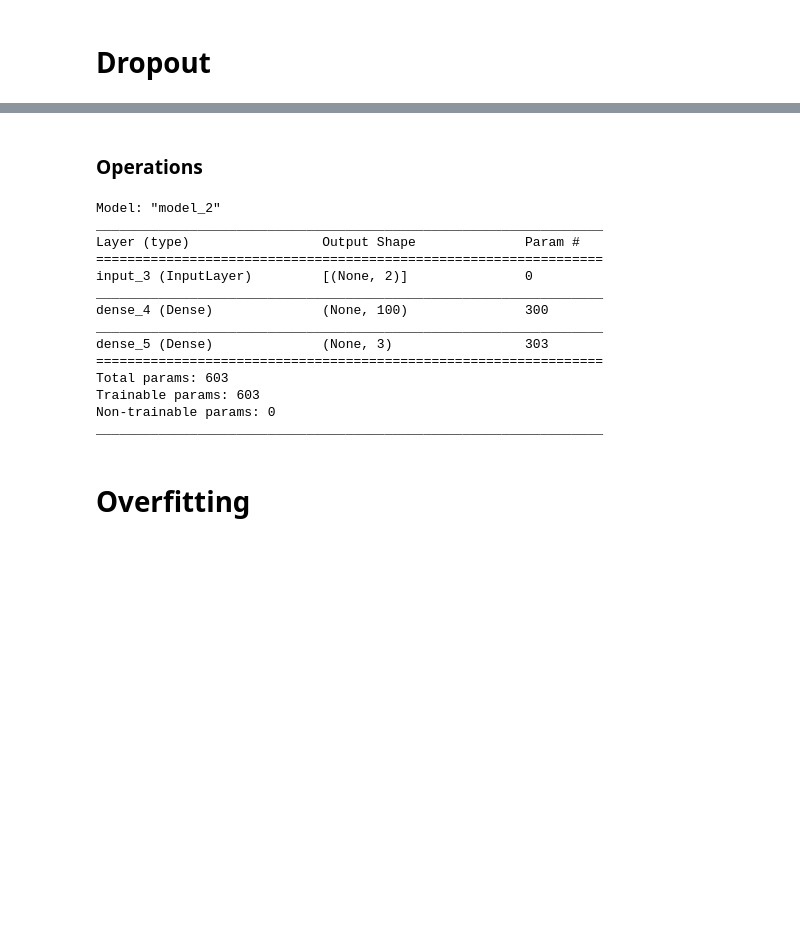
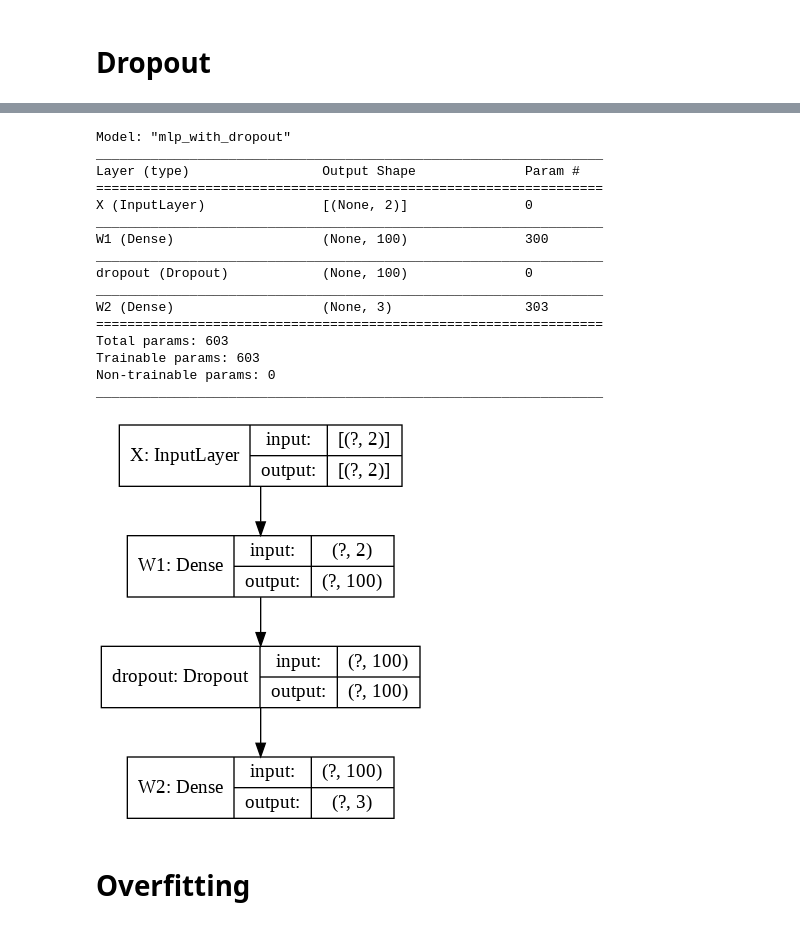
Before and after one commit to GokuMohandas/Made-With-ML, a Jupyter notebook: notebooks/basic_ml/06_Multilayer_Perceptrons.ipynb, the cells around one changed output, grey strips where cells are left out. Drawn from its saved outputs; the diff is of its cells as text; code cells hidden in the pictures; blank space fills up the shorter version.

```diff
--- a/notebooks/basic_ml/06_Multilayer_Perceptrons.ipynb
+++ b/notebooks/basic_ml/06_Multilayer_Perceptrons.ipynb
@@ -896,3 +858,6 @@ class MLP(Model):
+# %%
+# Dense layer with glorot initializer
+z = Dense(HIDDEN_DIM, activation='relu', kernel_initializer=glorot_normal(), name='W1') # xavier glorot initiailization
 # %% [markdown]
 # Dropout
 # %% [markdown]
@@ -935,2 +906,0 @@ class MLP(Model):
-# %% [markdown]
-### Operations
@@ -941,25 +907,28 @@ LAMBDA_L2 = 1e-4 # L2 regularization
 # %%
-# Initialize the model
-model = MLP(hidden_dim=HIDDEN_DIM,
-            lambda_l2=LAMBDA_L2,
-            dropout_p=DROPOUT_P,
-            num_classes=NUM_CLASSES)
-model.sample(input_shape=(INPUT_DIM,))
+# Initialize model
+model = MLPWithDropout(hidden_dim=HIDDEN_DIM, lambda_l2=LAMBDA_L2,
+                       dropout_p=DROPOUT_P, num_classes=NUM_CLASSES)
-# %% [output]
-Model: "model_2"
-_________________________________________________________________
-Layer (type)                 Output Shape              Param #
-=================================================================
-input_3 (InputLayer)         [(None, 2)]               0
-_________________________________________________________________
-dense_4 (Dense)              (None, 100)               300
-_________________________________________________________________
-dense_5 (Dense)              (None, 3)                 303
-=================================================================
-Total params: 603
-Trainable params: 603
-Non-trainable params: 0
-_________________________________________________________________
+# %%
+# Summary
+model.summary(input_shape=(INPUT_DIM,))
+# %% [output]
+Model: "mlp_with_dropout"
+_________________________________________________________________
+Layer (type)                 Output Shape              Param #
+=================================================================
+X (InputLayer)               [(None, 2)]               0
+_________________________________________________________________
+W1 (Dense)                   (None, 100)               300
+_________________________________________________________________
+dropout (Dropout)            (None, 100)               0
+_________________________________________________________________
+W2 (Dense)                   (None, 3)                 303
+=================================================================
+Total params: 603
+Trainable params: 603
+Non-trainable params: 0
+_________________________________________________________________
+[figure, added]
 # %% [markdown]
 # Overfitting
 # %% [markdown]
```
Also changed, not shown: parts of 101 cells of this notebook, 11 other files.
